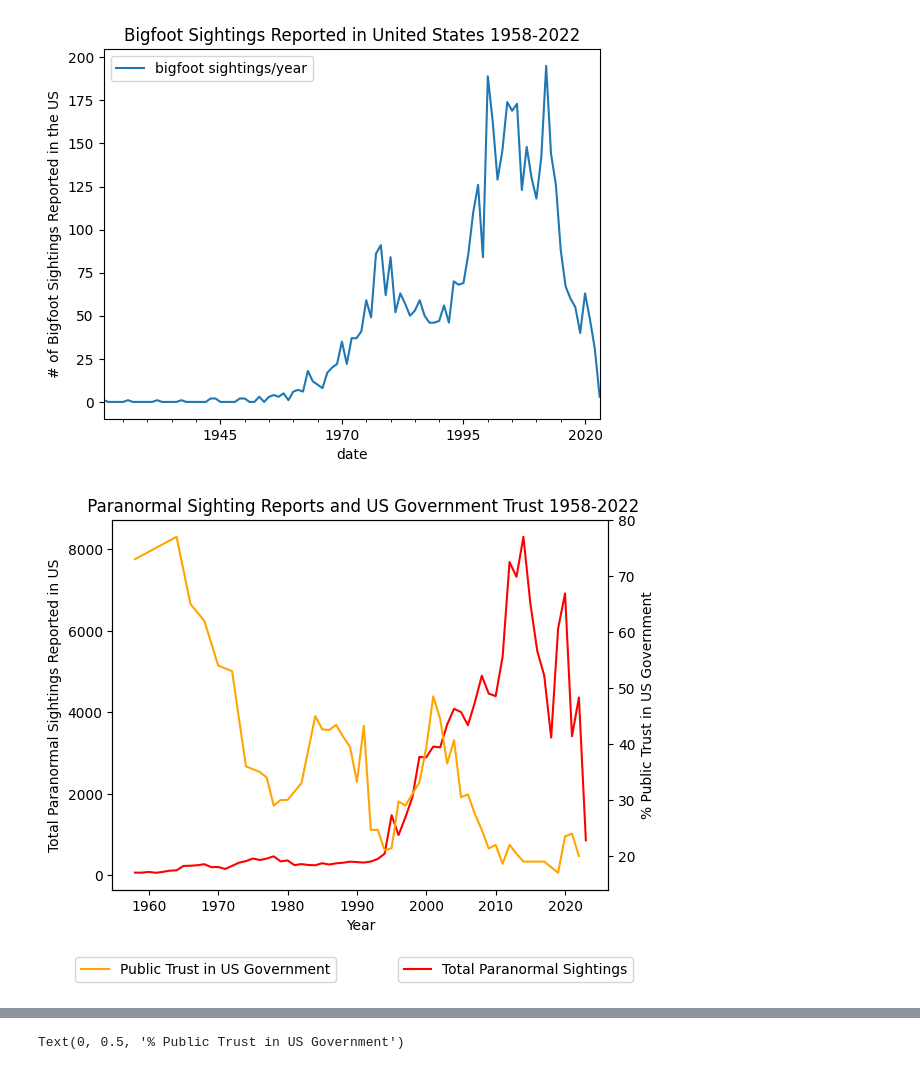
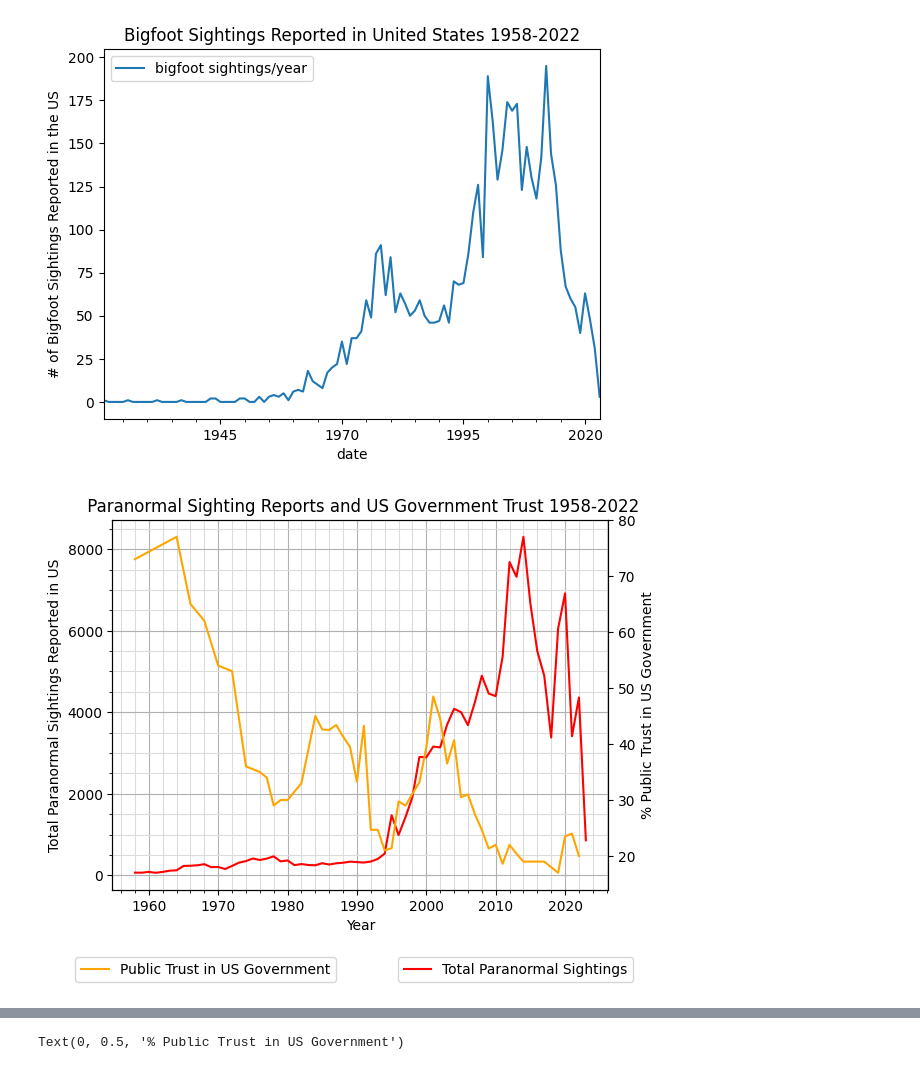
Before and after one commit to ajpratt1/annatryingagain, a Jupyter notebook: Paranormal Activity/Python Scripts/final_plots.ipynb, the cells around one changed output, grey strips where cells are left out. Drawn from its saved outputs; the diff is of its cells as text; code cells hidden in the pictures.

```diff
--- a/Paranormal Activity/Python Scripts/final_plots.ipynb
+++ b/Paranormal Activity/Python Scripts/final_plots.ipynb
@@ -55,30 +55,32 @@ combined_counts.to_csv('combined_sightings_output.csv')
 # %%
 # Create a sample dataframe
-df = pd.read_csv("./combined_sightings.csv")
-df2 = pd.read_csv("./govtrust.csv")
+df = pd.read_csv("/Users/annajacobson/Documents/GitHub/annatryingagain/Paranormal Activity/CSVs/combined_sightings.csv")
+df2 = pd.read_csv("/Users/annajacobson/Documents/GitHub/annatryingagain/Paranormal Activity/CSVs/govtrust.csv")
 
 fig, ax = plt.subplots()
 
 # Plot total sightings
 ax.plot(df['Year'], df['Total Sightings'], color='red', label='Total Paranormal Sightings')
 
 # Add legend for total sightings
 ax.legend(bbox_to_anchor=(1.05, -.25), loc='lower right', borderaxespad=0)
 
 # Set x and y labels
 ax.set_xlabel("Year")
 ax.set_ylabel("Total Paranormal Sightings Reported in US")
 
 # Add second y-axis for government trust
 ax2=ax.twinx()
 ax2.plot(df2['Year'], df2['gov_trust_whole'], color="orange", label='Public Trust in US Government')
 
 # Add legend for government trust
 ax2.legend(bbox_to_anchor=(.45, -.25), loc='lower right', borderaxespad=0)
 # Set y-label for government trust
 ax2.set_ylabel("% Public Trust in US Government")
 plt.title(" Paranormal Sighting Reports and US Government Trust 1958-2022")
-
+ax.grid(which = "major")
+ax.grid( which = "minor", color = "gainsboro")
+ax.minorticks_on()
 plt.show()
 # %% [output]
-[figure, old version]
+[figure, new version]
```
Also changed, not shown: parts of 4 cells of this notebook, 4 other files.
